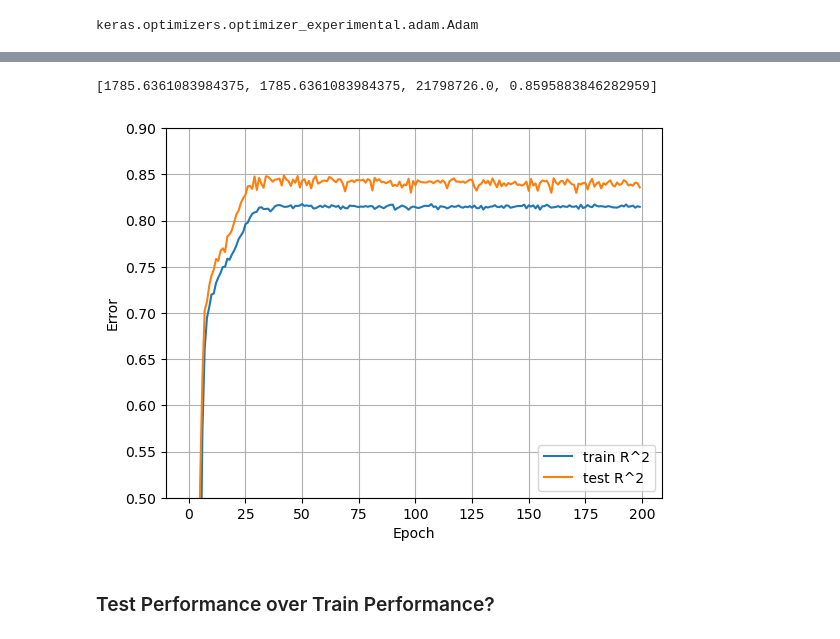
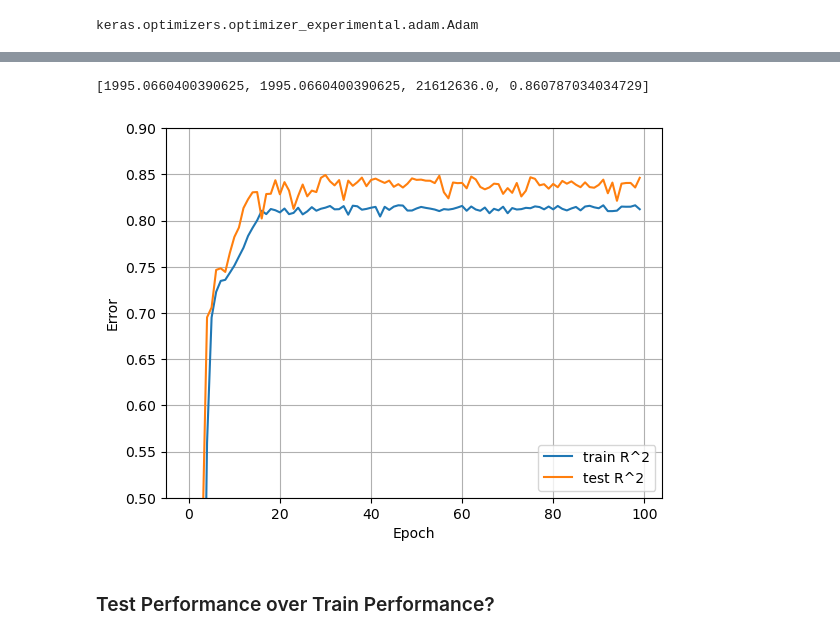
Before and after one commit to tkuentzler/fl-official-statistics-addon-review, a Jupyter notebook: dev-OH/02_med_DL.ipynb, the cells around one changed output, grey strips where cells are left out. Cells and saved outputs as stored; diff of their text form; code cells hidden in the pictures.

```diff
--- a/dev-OH/02_med_DL.ipynb
+++ b/dev-OH/02_med_DL.ipynb
@@ -562,7 +562,7 @@ tf.optimizers.Adam
 # %% [output]
 keras.optimizers.optimizer_experimental.adam.Adam
 # %%
-rate = .066
+rate = .1
 ex = "adam_learning_rate_" + str(round(rate * 10000)).zfill(5)
 ex_nr = str(len(glob("output/plots/*medins*")) + 1).zfill(3)
 
@@ -588,7 +588,7 @@ dnn_history = dnn_model.fit(
     validation_split=validation_split_size,
     #batch_size = 10,
     verbose=0,
-    epochs=200)
+    epochs=100)
 
 cur_time = datetime.now().strftime("%Y%m%d-%H%M%S")
 
@@ -603,5 +603,5 @@ perf
-[1785.6361083984375, 1785.6361083984375, 21798726.0, 0.8595883846282959]
+[1995.0660400390625, 1995.0660400390625, 21612636.0, 0.860787034034729]
-[figure, old version]
+[figure, new version]
 # %% [markdown]
 ### Test Performance over Train Performance?
 # %% [markdown]
```
Also changed, not shown: parts of 1 cell of this notebook.
